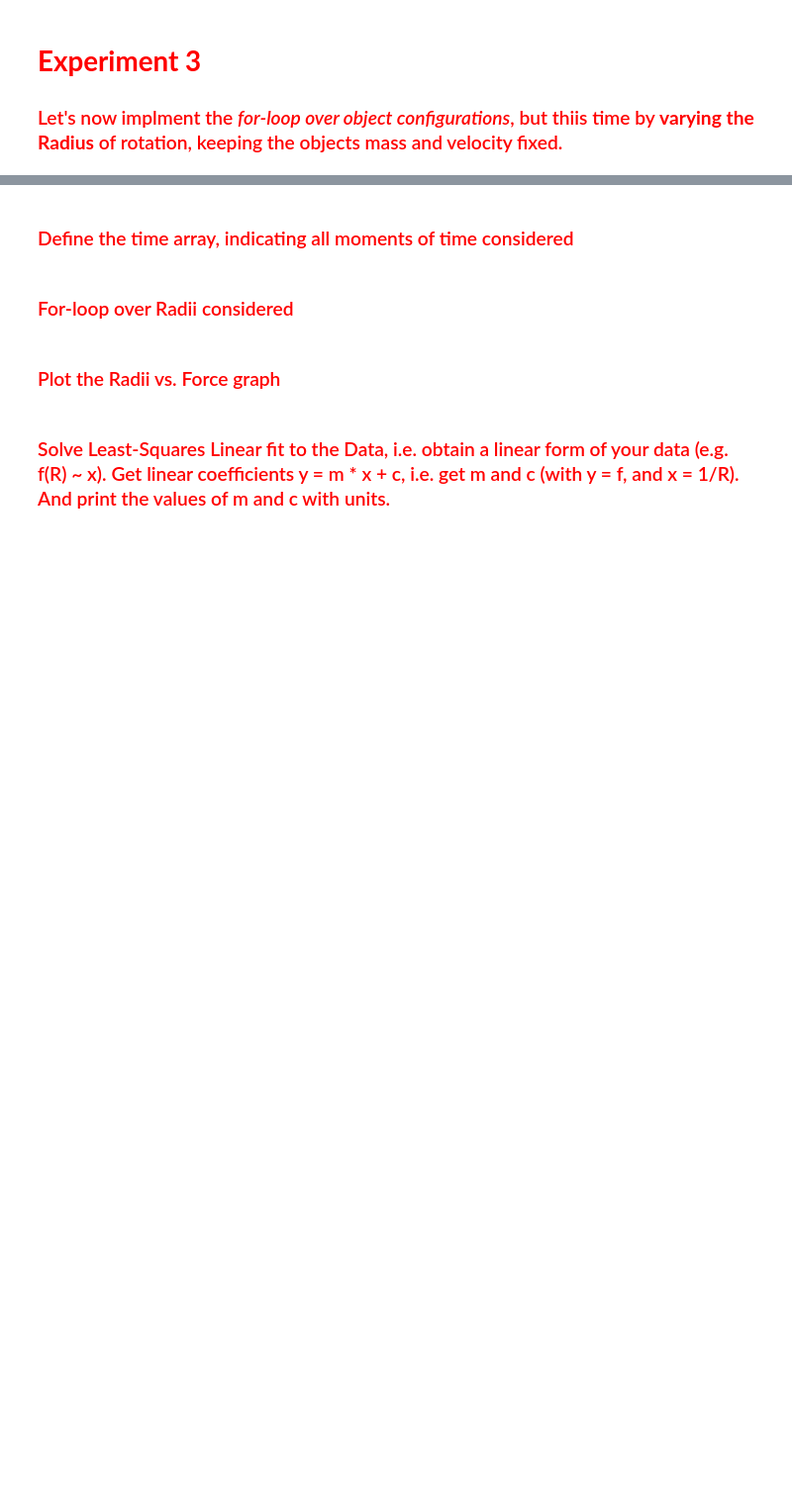
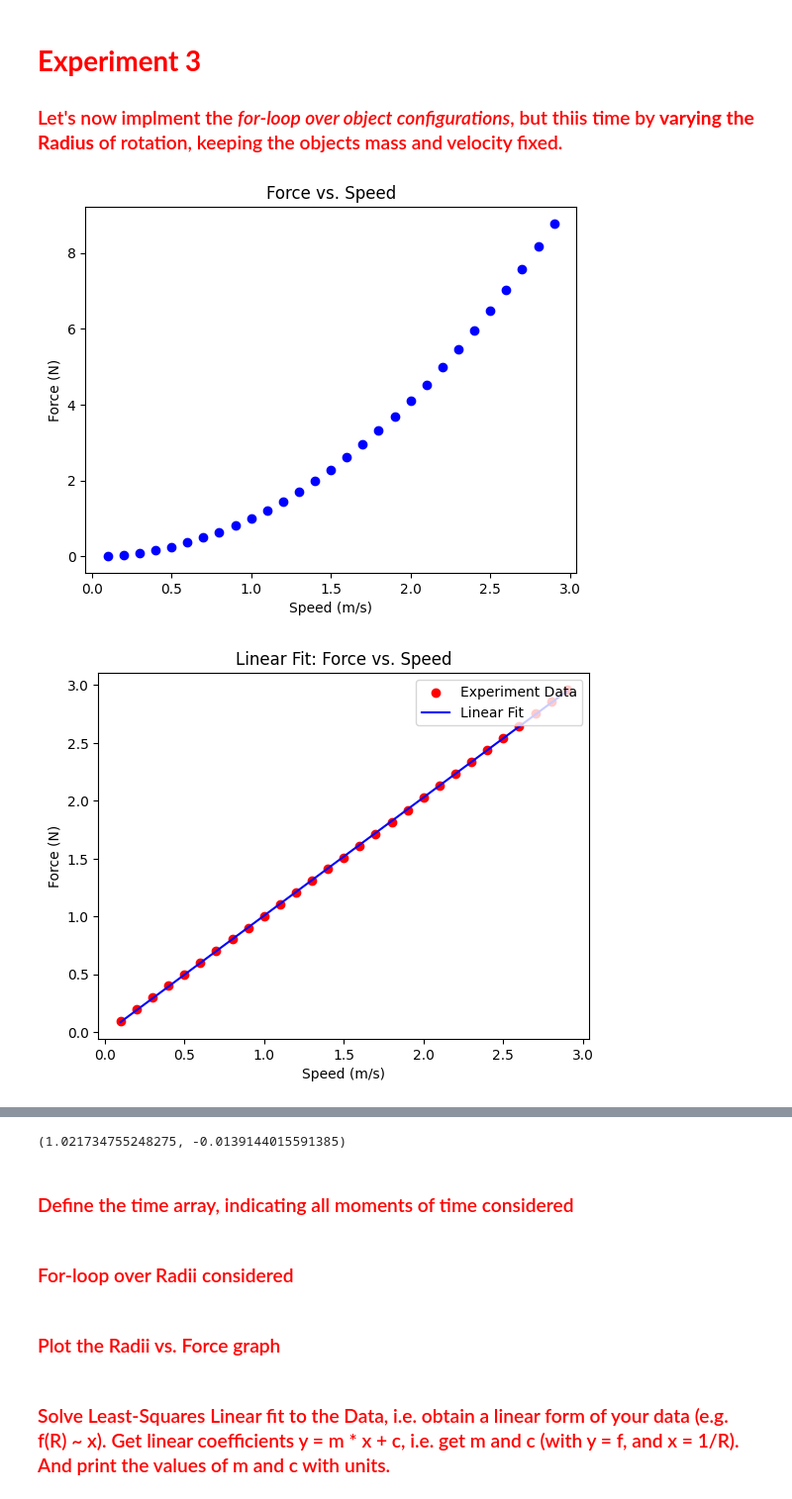
Before and after one commit to rguille3/PhysicsI_Labs, a Jupyter notebook: phy122_RMt_Raul.ipynb, the cells around one changed output, grey strips where cells are left out. Shown at 99% size. Saved outputs shown, nothing was run; the diff lists cells and outputs as text; code cells hidden in the pictures; blank space fills up the shorter version.

```diff
--- a/phy122_RMt_Raul.ipynb
+++ b/phy122_RMt_Raul.ipynb
@@ -262,7 +273,7 @@ f_v = np.zeros(len(v_range)) #empty array of same length as v_range
 
 for i in range(len(v_range)): #for loop over all speeds in v_range
   vi = v_range[i] * np.array([0,1.,0]) #set the current speed to vi
-  x_t, v_t, f_t = VelocityVerletRot(T=TT, x0=np.array([1.,0.,0.]), v0=vi, mass=1.)
+  x_t, v_t, f_t = VelocityVerletRot(TT, x0=np.array([1.,0.,0.]), v0=vi, mass=1.,)
   f = np.linalg.norm(f_t, axis=1)
   f_avg = np.sum(f)/len(f)
 
@@ -319,3 +337,60 @@ plt.show()
 #   <font color='Red'> **Experiment 3** </font>
 
 ### <font color='Red'>  Let's now implment the *for-loop over object configurations*, but thiis time by **varying the Radius** of rotation, keeping the objects mass and velocity fixed. </font>
+# %%
+# Parameters
+dt = 0.01  # Time step (s)
+t0 = 0.0  # Initial time (s)
+tf = 3  # Final time (s)
+TT = np.arange(t0, tf, dt)  # Time array
+
+v_range = np.arange(0.1, 3, 0.1)  # Speed range (0.1 m/s to 3 m/s with 0.1 intervals)
+f_v = np.zeros(len(v_range))  # Empty array to store average forces
+
+
+
+# Simulation loop
+for i in range(len(v_range)):
+    vi = v_range[i] * np.array([0, 1., 0])  # Current speed
+    x_t, v_t, f_t = VelocityVerletRot(T=TT, x0=np.array([1., 0., 0.]), v0=vi, mass=1.)
+    f = np.linalg.norm(f_t, axis=1)
+    f_avg = np.sum(f) / len(f)  # Average force
+    f_v[i] = f_avg
+
+# Plot Force vs Speed
+plt.scatter(v_range, f_v, label='Force vs Speed Data', color='blue')
+plt.title('Force vs. Speed')
+plt.xlabel('Speed (m/s)')
+plt.ylabel('Force (N)')
+plt.show()
+
+# Linear fit for sqrt(f_v)
+def linearfit(x, y):
+    A = np.vstack([x, np.ones(len(x))]).T
+    return np.linalg.lstsq(A, y, rcond=None)[0]
+
+m, c = linearfit(v_range, np.sqrt(f_v))
+
+# Plot Linear Fit
+plt.scatter(v_range, np.sqrt(f_v), label='Experiment Data', color='red')
+plt.plot(v_range, m * v_range + c, label='Linear Fit', color='blue')
+plt.legend(loc="upper right")
+plt.title('Linear Fit: Force vs. Speed')
+plt.xlabel('Speed (m/s)')
+plt.ylabel('Force (N)')
+plt.show()
+
+# Plot Force vs Speed Squared
+plt.scatter(v_range**2, f_v, label='Simulation Data', color='red')
+plt.plot(v_range**2, m * v_range**2 + c, label='Linear Fit', color='blue')
+plt.legend(loc="upper left")
+plt.title('Force vs. Speed Squared')
+plt.xlabel('Speed^2 (m^2/s^2)')
+plt.ylabel('Force (N)')
+plt.show()
+
+# Print Linear Fit Coefficients
+m, c
+# %% [output]
+[figure, added]
+[figure, added]
@@ -322,3 +398,4 @@ plt.show()
+(1.021734755248275, -0.0139144015591385)
 # %% [markdown]
 ### <font color='Red'> Define the time array, indicating all moments of time considered </font>
 # %% [markdown]
```
Also changed, not shown: parts of 7 cells of this notebook.
